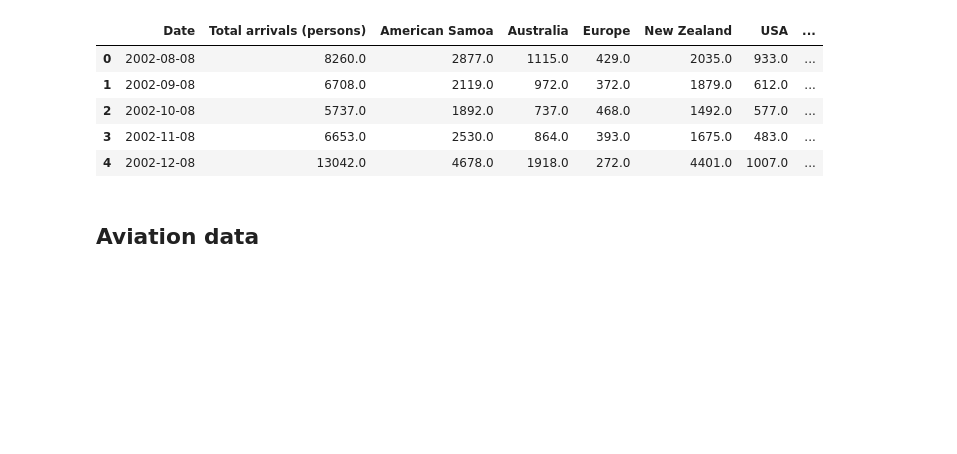
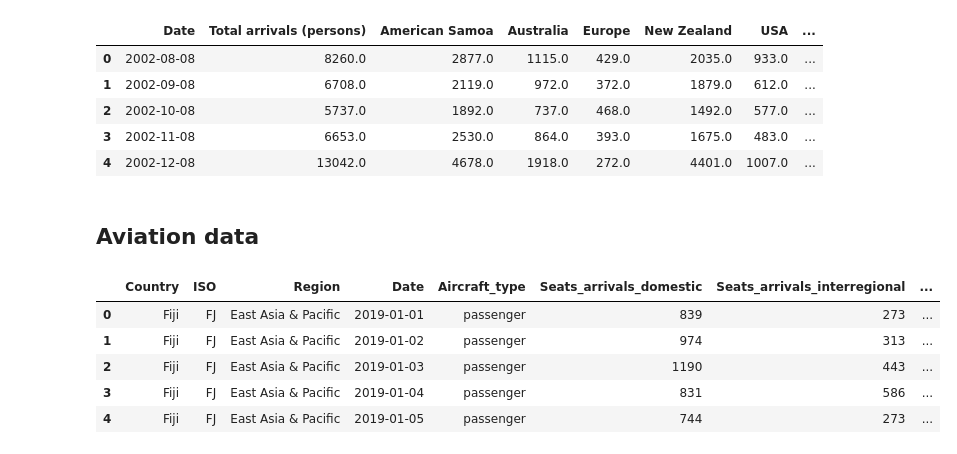
Before and after one commit to worldbank/pacific-observatory, a Jupyter notebook: scripts/notebooks/EDA-Samoa.ipynb, the cells around one changed output. Saved outputs shown, nothing was run; the diff lists cells and outputs as text; code cells hidden in the pictures; blank space fills up the shorter version.

```diff
--- a/scripts/notebooks/EDA-Samoa.ipynb
+++ b/scripts/notebooks/EDA-Samoa.ipynb
@@ -69,3 +72,14 @@ samon_byco.head(5)
 error_lst = check_quality(samon_byco, ["Date", "Cruise ships"], "Total arrivals (persons)")
 # %% [markdown]
 ## Aviation data
+# %%
+aviation_path = os.getcwd() + "/data/tourism/aviation_seats_flights_pic.xlsx"
+aviation = pd.read_excel(aviation_path)
+aviation.head(5)
+# %% [output]
+|  | Country | ISO | Region | Date | Aircraft_type | Seats_arrivals_domestic | Seats_arrivals_interregional | ... |
+| 0 | Fiji | FJ | East Asia & Pacific | 2019-01-01 | passenger | 839 | 273 | ... |
+| 1 | Fiji | FJ | East Asia & Pacific | 2019-01-02 | passenger | 974 | 313 | ... |
+| 2 | Fiji | FJ | East Asia & Pacific | 2019-01-03 | passenger | 1190 | 443 | ... |
+| 3 | Fiji | FJ | East Asia & Pacific | 2019-01-04 | passenger | 831 | 586 | ... |
+| 4 | Fiji | FJ | East Asia & Pacific | 2019-01-05 | passenger | 744 | 273 | ... |
```
Also changed, not shown: parts of 12 cells of this notebook, 7 other files.
